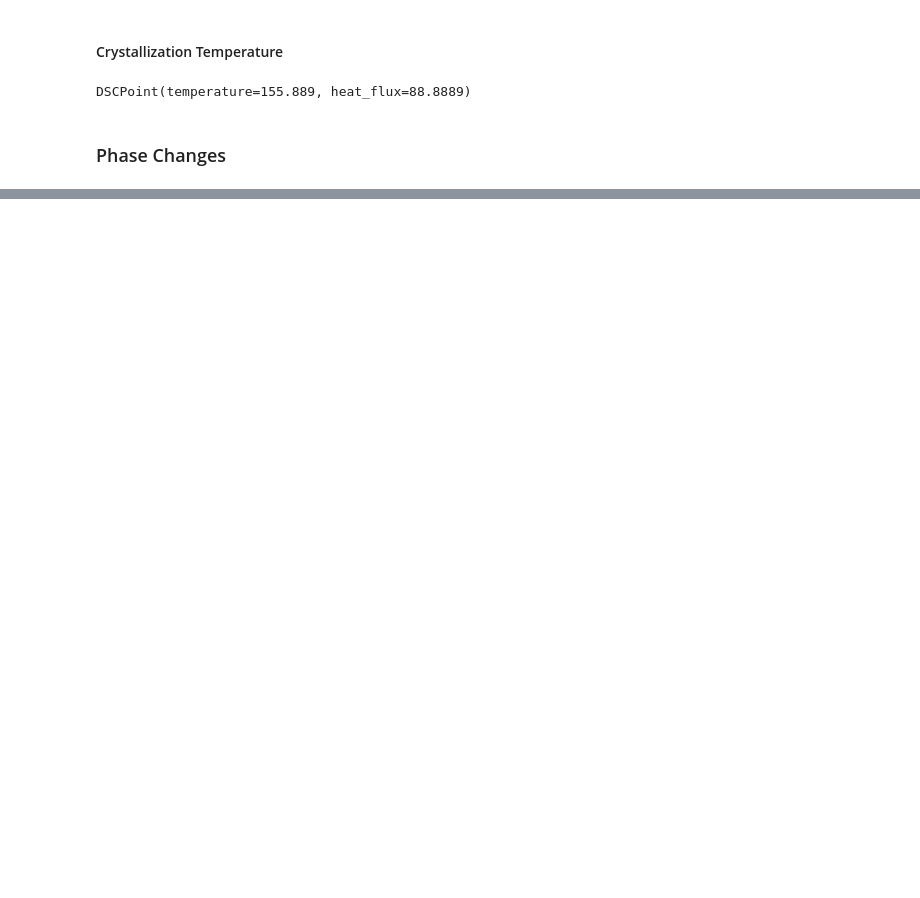
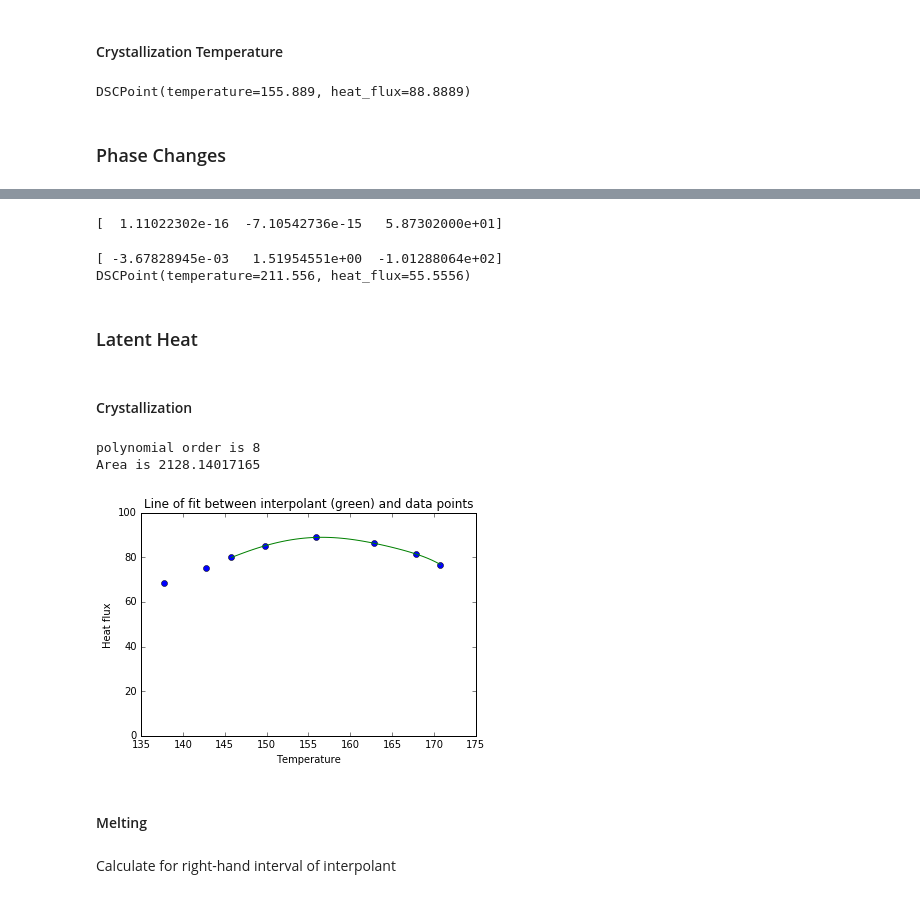
Before and after one commit to MichalKononenko/NE336-Lab1, a Jupyter notebook: lab1/part4.ipynb, the cells around one changed output, grey strips where cells are left out. Cells and saved outputs as stored; diff of their text form; code cells hidden in the pictures; blank space fills up the shorter version.

Commit message:
Working Newton interpolator

```diff
--- a/lab1/part4.ipynb
+++ b/lab1/part4.ipynb
@@ -47,0 +87,63 @@ DSCPoint(temperature=155.889, heat_flux=88.8889)
+# %%
+temp = 100
+spread = 15
+coeffs = curve.interpolant(temp - spread, temp + spread)
+print(coeffs)
+# %% [output]
+[  1.11022302e-16  -7.10542736e-15   5.87302000e+01]
+# %%
+temp = 210
+spread = 10
+coeffs = curve.interpolant(temp - spread, temp + spread)
+print(coeffs)
+
+print(curve[26])
+# %% [output]
+[ -3.67828945e-03   1.51954551e+00  -1.01288064e+02]
+DSCPoint(temperature=211.556, heat_flux=55.5556)
+# %% [markdown]
+### Latent Heat ###
+# %% [markdown]
+#### Crystallization ####
+# %%
+temp = curve.crystallization_temperature.temperature
+
+inter_lower_limit = temp - 20
+inter_upper_limit = temp + 15
+
+coeffs = curve.interpolant(inter_lower_limit, inter_upper_limit)
+
+print('polynomial order is ' + str(len(coeffs)))
+
+t1 = 145.799
+t2 = 170.767
+
+heat_flux = lagrange_integrate(coeffs, t1, t2)
+
+print('Area is ' + str(heat_flux))
+# %% [output]
+polynomial order is 8
+Area is 2128.14017165
+# %%
+# Plotting interpolant
+
+x1 = [point.temperature for point in curve
+      if inter_lower_limit <= point.temperature <= inter_upper_limit]
+y1 = [point.heat_flux for point in curve
+      if inter_lower_limit <= point.temperature <= inter_upper_limit]
+
+x2 = np.linspace(t1, t2, 50)
+y2 = lagrange_evaluate(coeffs, x2)
+
+plt.plot(x1, y1, 'o', x2, y2, '-')
+plt.ylim(0, 100)
+plt.xlabel('Temperature')
+plt.ylabel('Heat flux')
+plt.title('Line of fit between interpolant (green) and data points')
+plt.show()
+# %% [output]
+[figure, added]
+# %% [markdown]
+#### Melting
+# %% [markdown]
+Calculate for right-hand interval of interpolant
```
Also changed, not shown: parts of 22 cells of this notebook, 3 other files.
